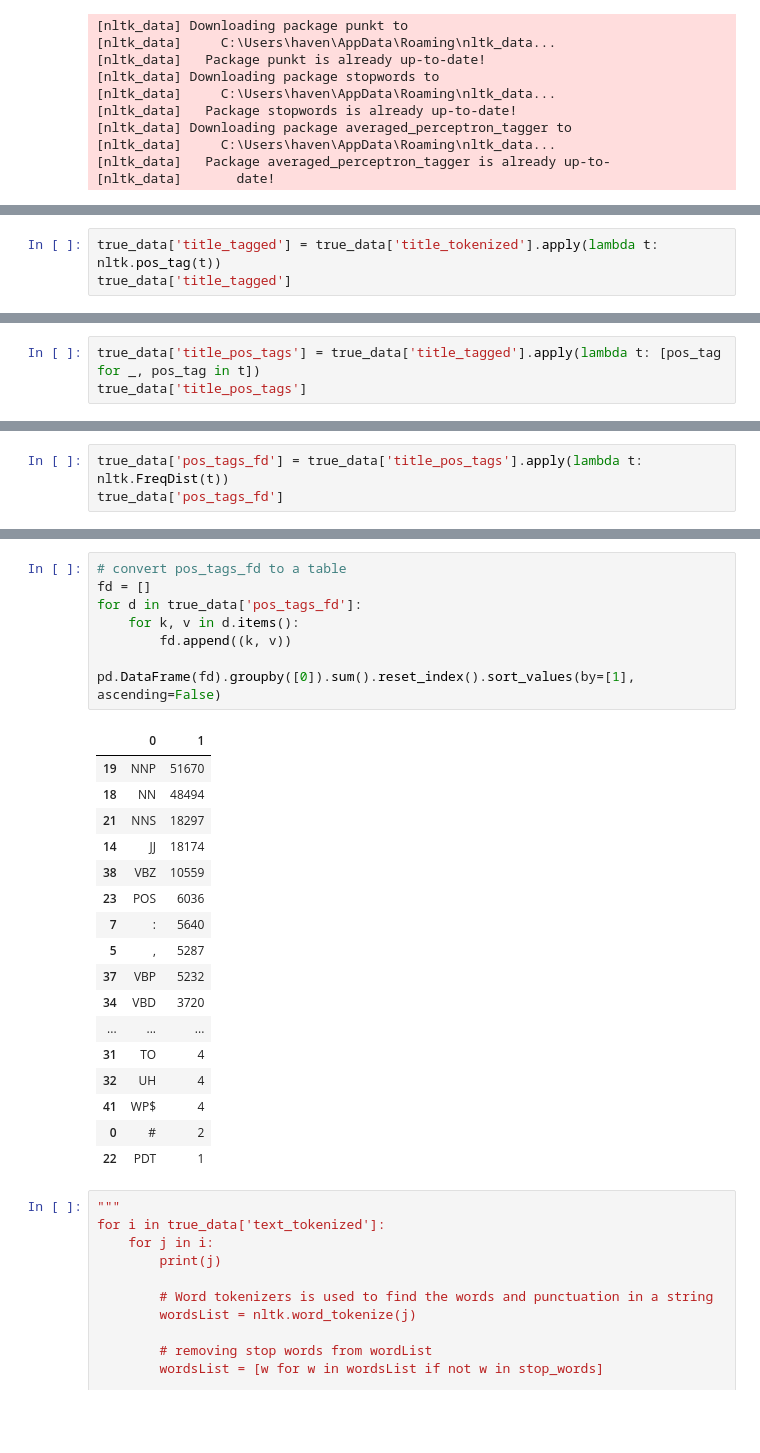
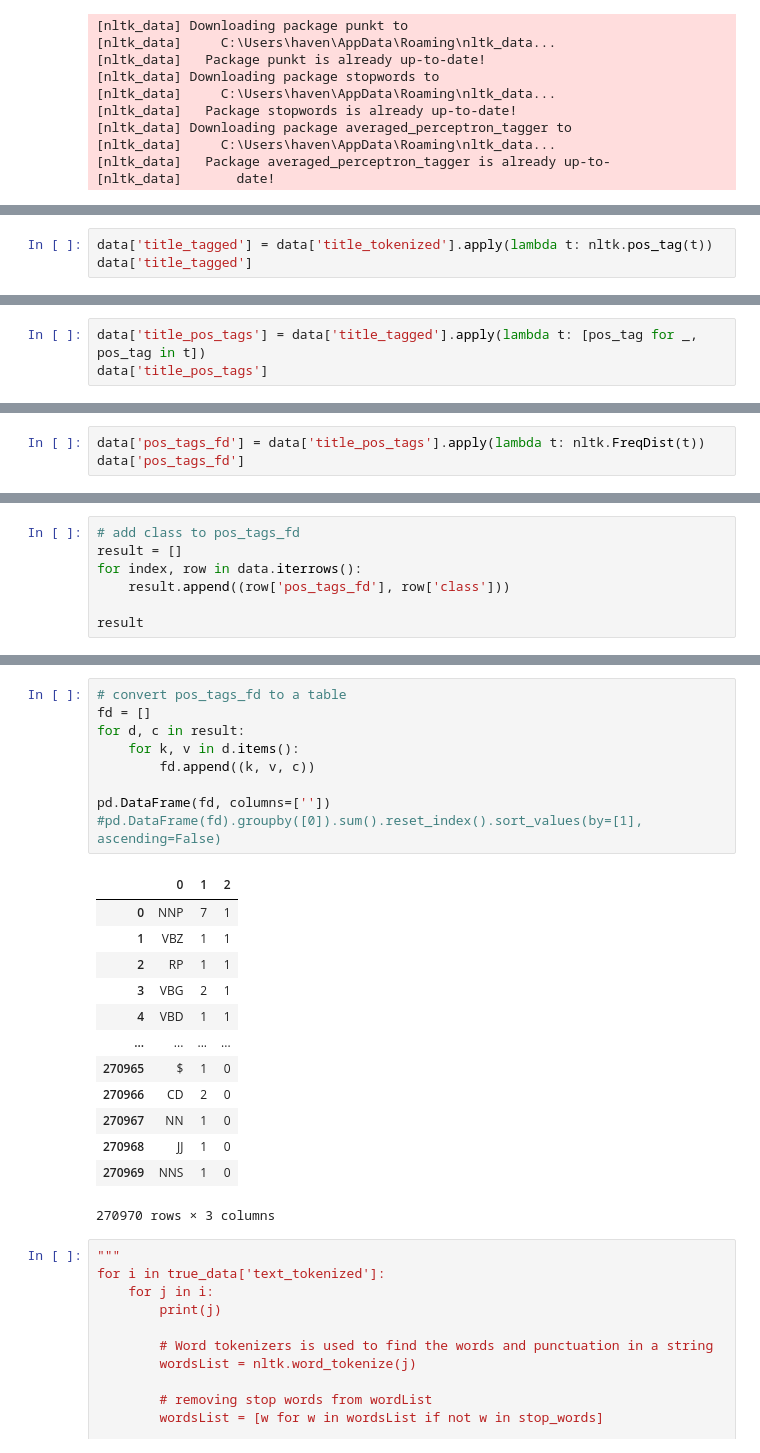
Before and after one commit to brandonyhr98/BT4222-Group-Project, a Jupyter notebook: master_dataset/lingustics.ipynb, the cells around one changed output, grey strips where cells are left out. Saved outputs shown, nothing was run; the diff lists cells and outputs as text; blank space fills up the shorter version.

```diff
--- a/master_dataset/lingustics.ipynb
+++ b/master_dataset/lingustics.ipynb
@@ -73,4 +45,4 @@ Name: title_tokenized, Length: 21417, dtype: object
 # %%
-true_data['title_tagged'] = true_data['title_tokenized'].apply(lambda t: nltk.pos_tag(t))
-true_data['title_tagged']
+data['title_tagged'] = data['title_tokenized'].apply(lambda t: nltk.pos_tag(t))
+data['title_tagged']
 # %% [output]
@@ -89,4 +61,4 @@ Name: title_tagged, Length: 21417, dtype: object
 # %%
-true_data['title_pos_tags'] = true_data['title_tagged'].apply(lambda t: [pos_tag for _, pos_tag in t])
-true_data['title_pos_tags']
+data['title_pos_tags'] = data['title_tagged'].apply(lambda t: [pos_tag for _, pos_tag in t])
+data['title_pos_tags']
 # %% [output]
@@ -105,4 +77,4 @@ Name: title_pos_tags, Length: 21417, dtype: object
 # %%
-true_data['pos_tags_fd'] = true_data['title_pos_tags'].apply(lambda t: nltk.FreqDist(t))
-true_data['pos_tags_fd']
+data['pos_tags_fd'] = data['title_pos_tags'].apply(lambda t: nltk.FreqDist(t))
+data['pos_tags_fd']
 # %% [output]
@@ -129,0 +102,7 @@ true_data.head()
+# %%
+# add class to pos_tags_fd
+result = []
+for index, row in data.iterrows():
+    result.append((row['pos_tags_fd'], row['class']))
+
+result
@@ -130,29 +127,26 @@ true_data.head()
 # %%
 # convert pos_tags_fd to a table
 fd = []
-for d in true_data['pos_tags_fd']:
+for d, c in result:
     for k, v in d.items():
-        fd.append((k, v))
+        fd.append((k, v, c))
 
-pd.DataFrame(fd).groupby([0]).sum().reset_index().sort_values(by=[1], ascending=False)
+pd.DataFrame(fd, columns=[''])
+#pd.DataFrame(fd).groupby([0]).sum().reset_index().sort_values(by=[1], ascending=False)
 # %% [output]
-|  | 0 | 1 |
-| 19 | NNP | 51670 |
-| 18 | NN | 48494 |
-| 21 | NNS | 18297 |
-| 14 | JJ | 18174 |
-| 38 | VBZ | 10559 |
-| 23 | POS | 6036 |
-| 7 | : | 5640 |
-| 5 | , | 5287 |
-| 37 | VBP | 5232 |
-| 34 | VBD | 3720 |
-| ... | ... | ... |
-| 31 | TO | 4 |
-| 32 | UH | 4 |
-| 41 | WP$ | 4 |
-| 0 | # | 2 |
-| 22 | PDT | 1 |
+|  | 0 | 1 | 2 |
+| 0 | NNP | 7 | 1 |
+| 1 | VBZ | 1 | 1 |
+| 2 | RP | 1 | 1 |
+| 3 | VBG | 2 | 1 |
+| 4 | VBD | 1 | 1 |
+| ... | ... | ... | ... |
+| 270965 | $ | 1 | 0 |
+| 270966 | CD | 2 | 0 |
+| 270967 | NN | 1 | 0 |
+| 270968 | JJ | 1 | 0 |
+| 270969 | NNS | 1 | 0 |
+270970 rows × 3 columns
 # %%
 """
 for i in true_data['text_tokenized']:
```
Also changed, not shown: parts of 9 cells of this notebook.
